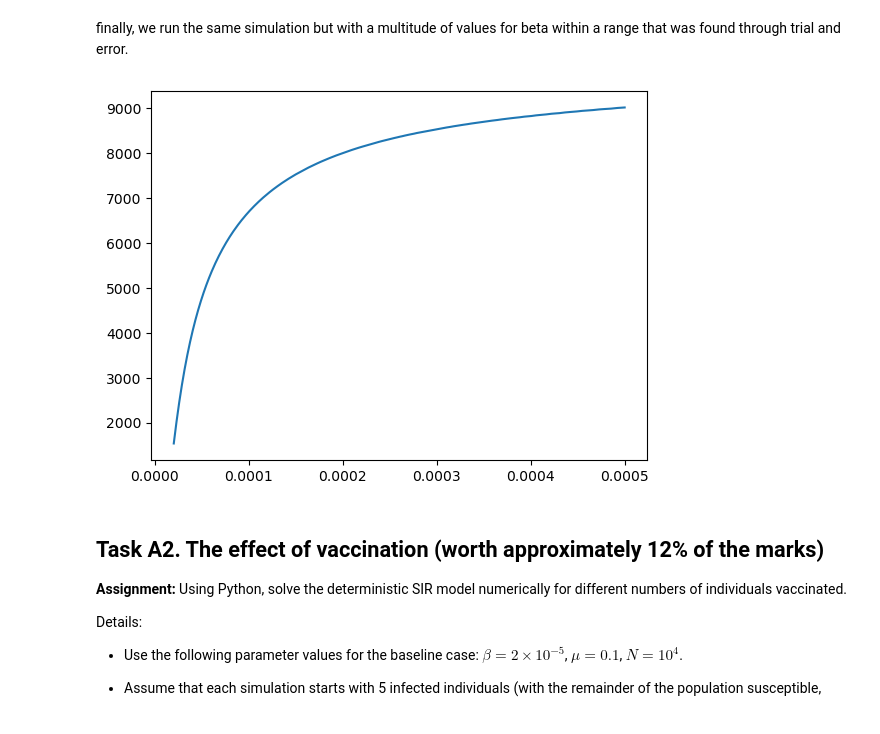
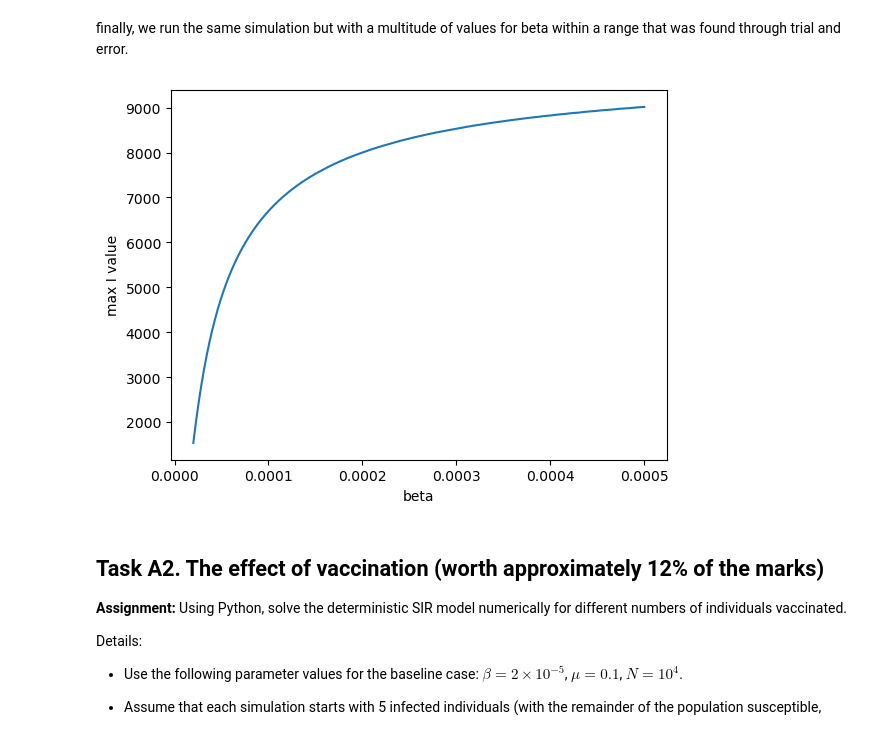
Before and after one commit to The-Angry-007/epidemiology-project, a Jupyter notebook: final.ipynb, the cells around one changed output. Saved outputs shown, nothing was run; the diff lists cells and outputs as text; code cells hidden in the pictures.

```diff
--- a/final.ipynb
+++ b/final.ipynb
@@ -167,23 +167,25 @@ finally, we run the same simulation but with a multitude of values for beta with
 # %%
 #note: 10^-3 to 10^-2 causes interesting pattern
 #2*10^-5 to 5*10^-4 shows overall trend
 beta_range = np.linspace(2*10**-5,5*10**-4,num=500)
 max_Is = []
 #run simulation for various values of beta
 for b in beta_range:
     beta = b
     y0 = np.array([S0, I0, R0])
     y_sol = odeint(SIR, y0, t)
 
     S = y_sol[:,0]
     I = y_sol[:,1]
     R = y_sol[:,2]
     max_I = np.max(I)
     max_Is.append(max_I)
+plt.xlabel("beta")
+plt.ylabel("max I value")
 plt.plot(beta_range,max_Is)
 plt.show()
 # %% [output]
-[figure, old version]
+[figure, new version]
 # %% [markdown]
 ## Task A2. The effect of vaccination (worth approximately 12% of the marks)
 **Assignment:** Using Python, solve the deterministic SIR model numerically for different numbers of individuals vaccinated.
```
Also changed, not shown: parts of 3 cells of this notebook.
